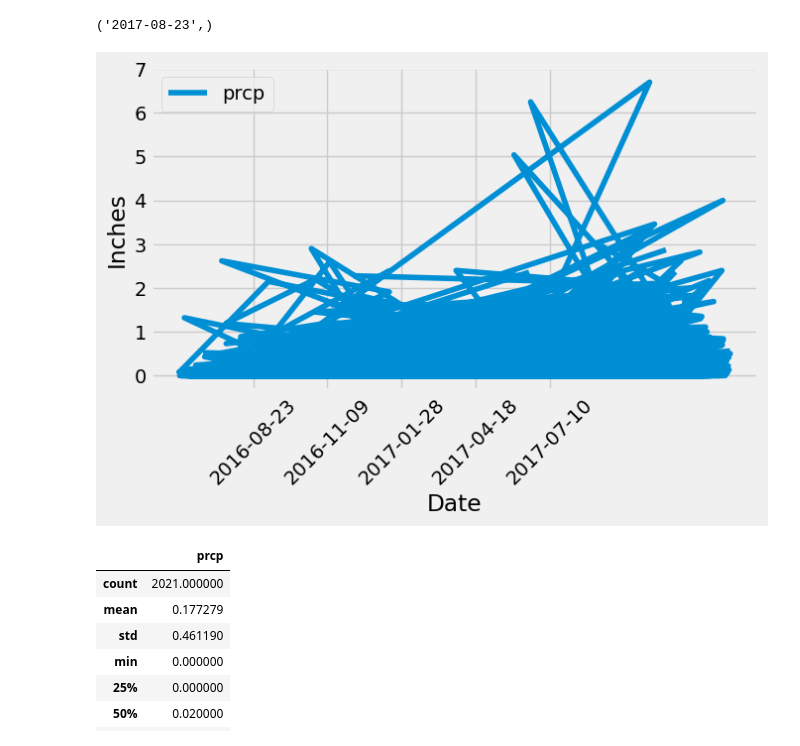
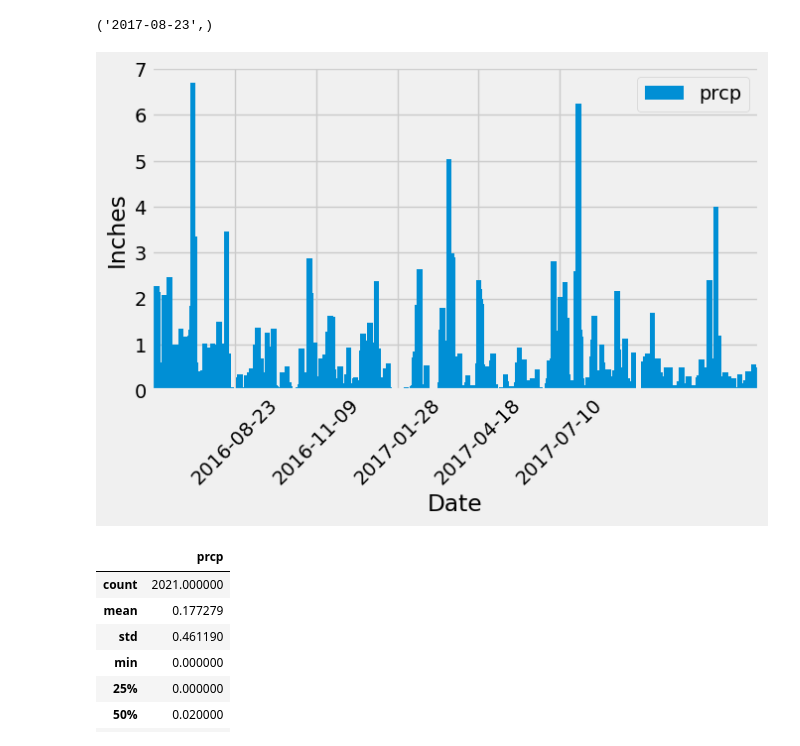
Before and after one commit to meganflinders/sqlalchemy-challenge, a Jupyter notebook: climate_starter.ipynb, the cells around one changed output. Drawn from its saved outputs; the diff is of its cells as text; code cells hidden in the pictures.

```diff
--- a/climate_starter.ipynb
+++ b/climate_starter.ipynb
@@ -46,30 +46,30 @@ session.query(measurement.date).order_by(measurement.date.desc()).first()
 # %%
 # Design a query to retrieve the last 12 months of precipitation data and plot the results.
 # Starting from the most recent data point in the database.
 
 # Calculate the date one year from the last date in data set.
 year_ago = dt.date(2017, 8, 23) - dt.timedelta(days=365)
 
 # Perform a query to retrieve the data and precipitation scores
 year_precipitation = session.query(measurement.date, measurement.prcp).filter(measurement.date >= year_ago).all()
 
 # Save the query results as a Pandas DataFrame. Explicitly set the column names
 year_precipitation_df = pd.DataFrame(year_precipitation, columns=['date', 'prcp'])
 
 # Sort the dataframe by date
 year_precipitation_df = year_precipitation_df.sort_values(by='date')
 
 # Use Pandas Plotting with Matplotlib to plot the data
-prcp_plot = year_precipitation_df.plot(figsize=(7,5), xticks=(300,600,900,1200,1500), rot=45)
+prcp_plot = year_precipitation_df.plot.bar(figsize=(7,5), xticks=(300,600,900,1200,1500), rot=45, width=20)
 prcp_plot.grid(True)
 prcp_plot.legend()
 prcp_plot.set_xticklabels(('2016-08-23', '2016-11-09', '2017-01-28','2017-04-18', '2017-07-10'))
 prcp_plot.set_ylabel('Inches')
 prcp_plot.set_xlabel('Date')
 plt.tight_layout()
 plt.show()
 # %% [output]
-[figure, old version]
+[figure, new version]
 # %%
 # Use Pandas to calculate the summary statistics for the precipitation data
 year_precipitation_df.describe()
```
